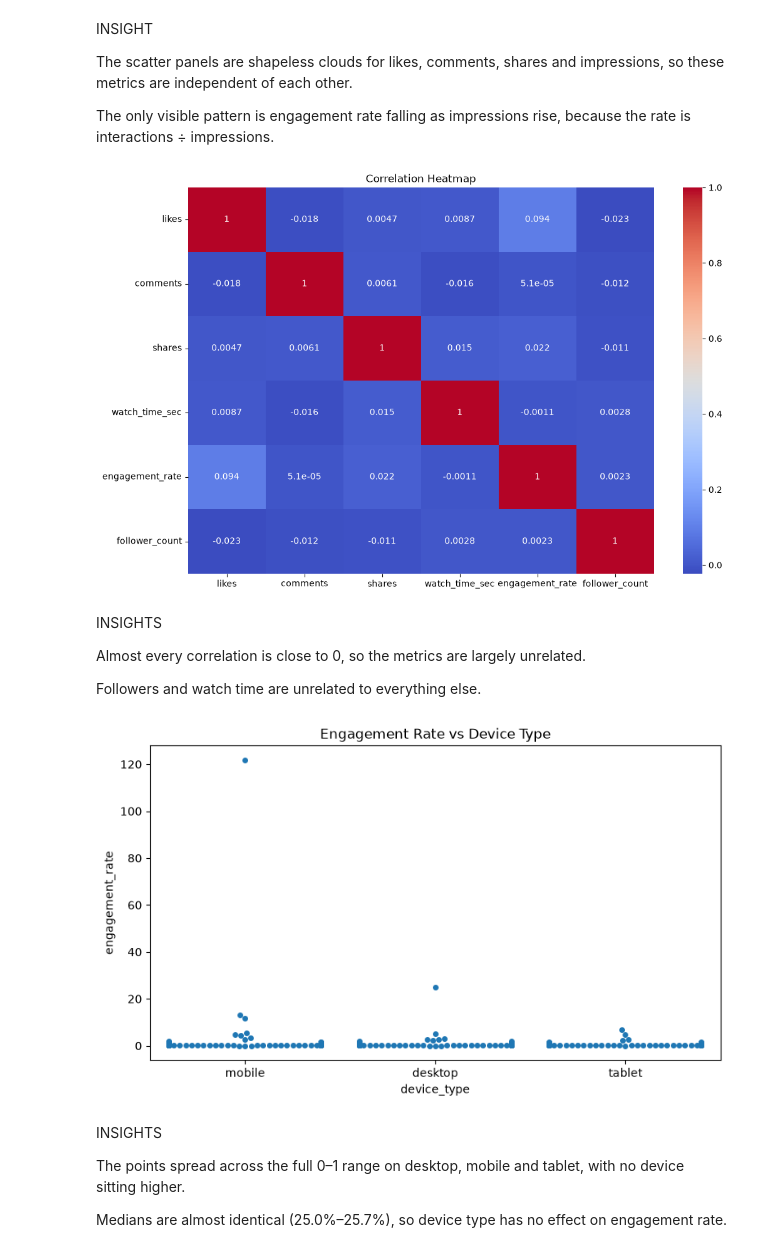
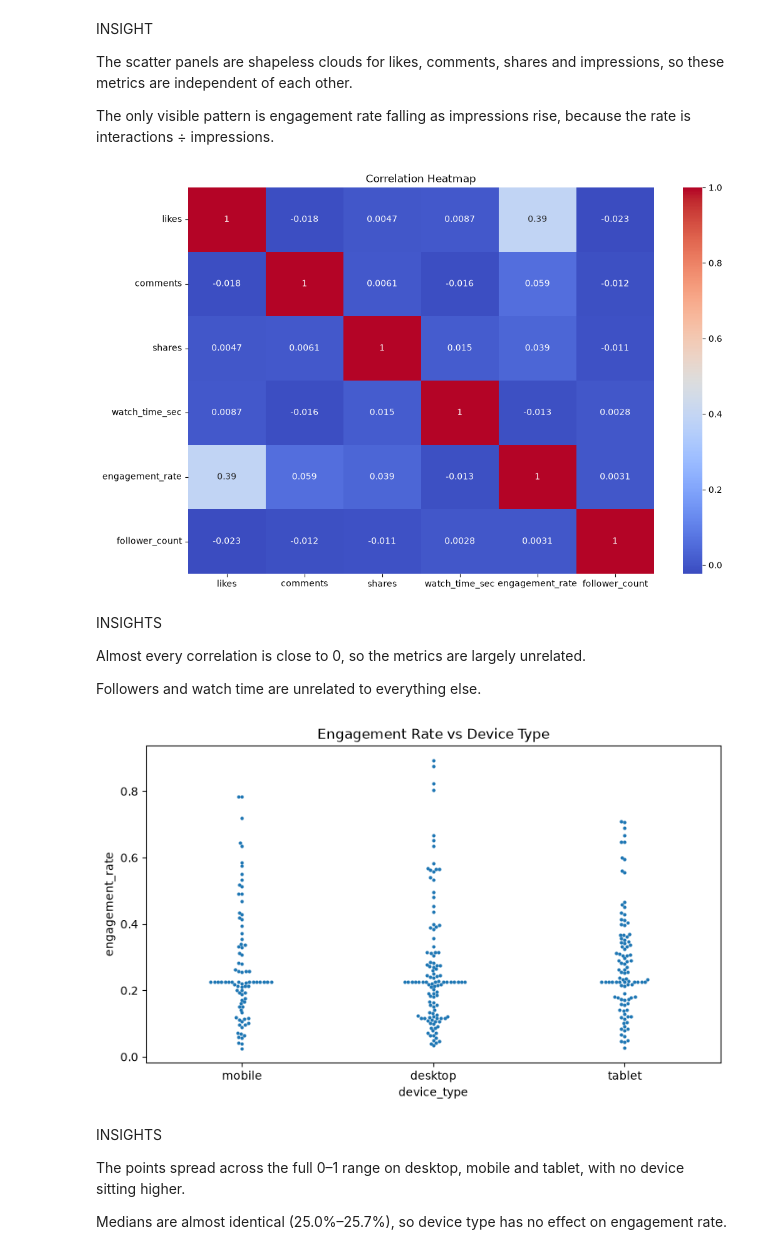
Before and after one commit to AbhiraSS/python-assignments, a Jupyter notebook: DApython.ipynb, the cells around one changed output. Saved outputs shown, nothing was run; the diff lists cells and outputs as text; code cells hidden in the pictures.

```diff
--- a/DApython.ipynb
+++ b/DApython.ipynb
@@ -50,6 +50,6 @@ df.head
 
 [5000 rows x 19 columns]>
 # %%
-df["posted_at"]=pd.to_datetime(df["posted_at"],format="%d-%m-%y",errors="coerce")
+df["posted_at"]=pd.to_datetime(df["posted_at"],format="%d-%m-%Y")
 print(df["posted_at"].dtypes)
 # %% [output]
@@ -104,6 +104,8 @@ df["comments"] = df["comments"].fillna(df["comments"].median())
 df["gender"] = df["gender"].fillna(df["gender"].mode()[0])
 df["sentiment"] = df["sentiment"].fillna(df["sentiment"].mode()[0])
 df["posted_at"] = df["posted_at"].ffill().bfill()
+df.loc[df["engagement_rate"] > 1, "engagement_rate"] = np.nan
+df["engagement_rate"] = df["engagement_rate"].fillna(df["engagement_rate"].median())
 # %%
 df.isnull().sum()
 # %% [output]
@@ -600,7 +602,7 @@ sns.heatmap(
 plt.title("Correlation Heatmap")
 plt.show()
 # %% [output]
-[figure, old version]
+[figure, new version]
 # %% [markdown]
 INSIGHTS
 
@@ -610,15 +612,16 @@ Almost every correlation is close to 0, so the metrics are largely unrelated.
 # %%
 swarm_data = df.sample(300, random_state=42)
 plt.figure(figsize=(9,5))
 sns.swarmplot(
     data=swarm_data,
     x="device_type",
-    y="engagement_rate"
+    y="engagement_rate",
+    size=3
 )
 plt.title("Engagement Rate vs Device Type")
 plt.show()
 # %% [output]
-[figure, old version]
+[figure, new version]
 # %% [markdown]
 INSIGHTS
 
```
Also changed, not shown: parts of 29 cells of this notebook.
